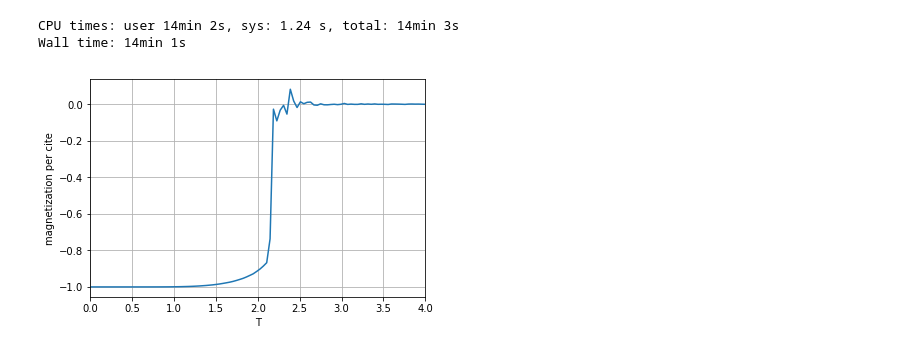
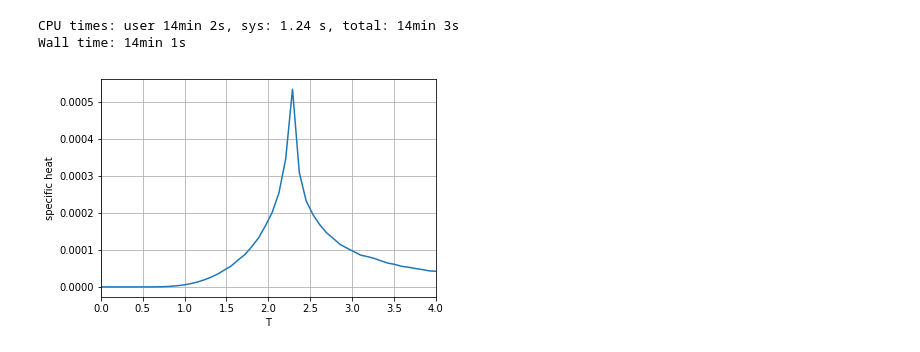
Before and after one commit to biyori-sh/IsingModel-MonteCarlo, a Jupyter notebook: Ising2d_MC.ipynb, the cells around one changed output. Drawn from its saved outputs; the diff is of its cells as text; code cells hidden in the pictures.

```diff
--- a/Ising2d_MC.ipynb
+++ b/Ising2d_MC.ipynb
@@ -527,8 +527,8 @@ def specificheat_plot(size_lat, temp_min, temp_max, coupling, ex_field):
     比熱の計算とその温度-比熱グラフのプロット
     T_c = 2J/log(sqrt(2)+1) ~ 2.27J
     """
-    num_update = 2000 # 最大更新回数
-    num_update_eq = 400 # 最大更新回数のうち熱平衡へ移すための更新回数
+    num_update = 40000 # 最大更新回数
+    num_update_eq = 4000 # 最大更新回数のうち熱平衡へ移すための更新回数
     specific_heat_lst =[]
     energy_sample = []
     energy_squared_sample = []
@@ -570,8 +570,8 @@ def cumulantBinder_plot(size_lat_lst, coupling, ex_field):
     temp_c = 2*coupling/np.log(np.sqrt(2)+1)
     temp_min = 0.8
     temp_max = 1.2
-    num_update = 7000 # 最大更新回数
-    num_update_eq = 1000 # 最大更新回数のうち熱平衡へ移すための更新回数
+    num_update = 40000 # 最大更新回数
+    num_update_eq = 10000 # 最大更新回数のうち熱平衡へ移すための更新回数
     cumulant_lst =[]
     mag_squared_sample = []
     mag_fourth_sample = []
@@ -595,6 +595,7 @@ def cumulantBinder_plot(size_lat_lst, coupling, ex_field):
             # 熱平衡状態での平均磁化のサンプル取得
             for i in range(0, num_update - num_update_eq):
                 energy = update_config(arr_spin, n0, n1, energy, temp_c*temp_tmp, coupling, ex_field)
+                energy = update_config(arr_spin, n0, n1, energy, temp_c*temp_tmp, coupling, ex_field)
                 mag_squared_sample.append(np.sum(arr_spin)**2/len(arr_spin)**4)
                 mag_fourth_sample.append(np.sum(arr_spin)**4/len(arr_spin)**8)
 
@@ -667,6 +668,6 @@ CPU times: user 14min 2s, sys: 1.24 s, total: 14min 3s
 Wall time: 14min 1s
 # %%
 %%time
-magnetization_plot(128, 0.01, 4.0, 1.0, 0.0)
+specificheat_plot(64, 0.01, 4.0, 1, 0)
 # %% [output]
-[figure, old version]
+[figure, new version]
```
Also changed, not shown: parts of 7 cells of this notebook, 1 other file.
